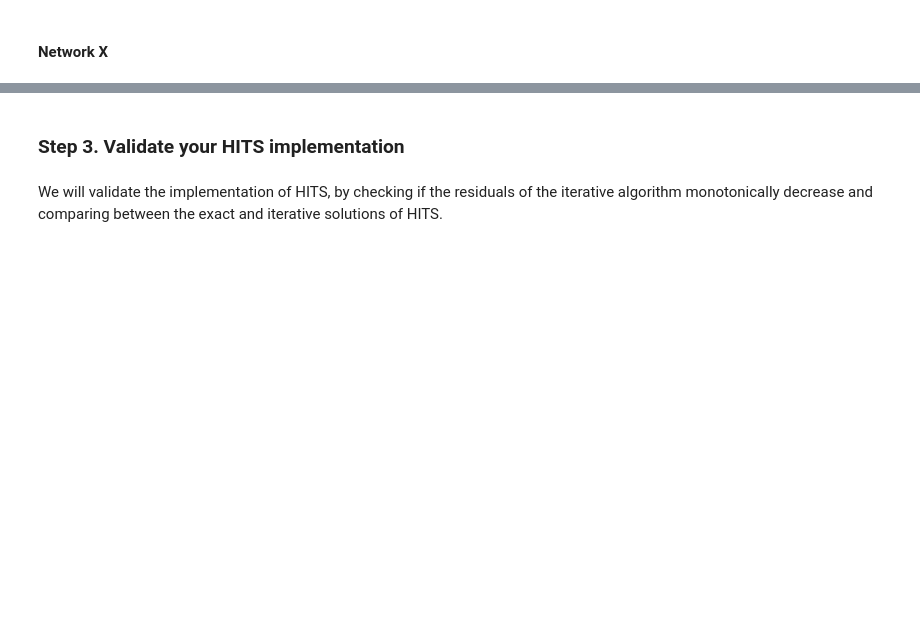
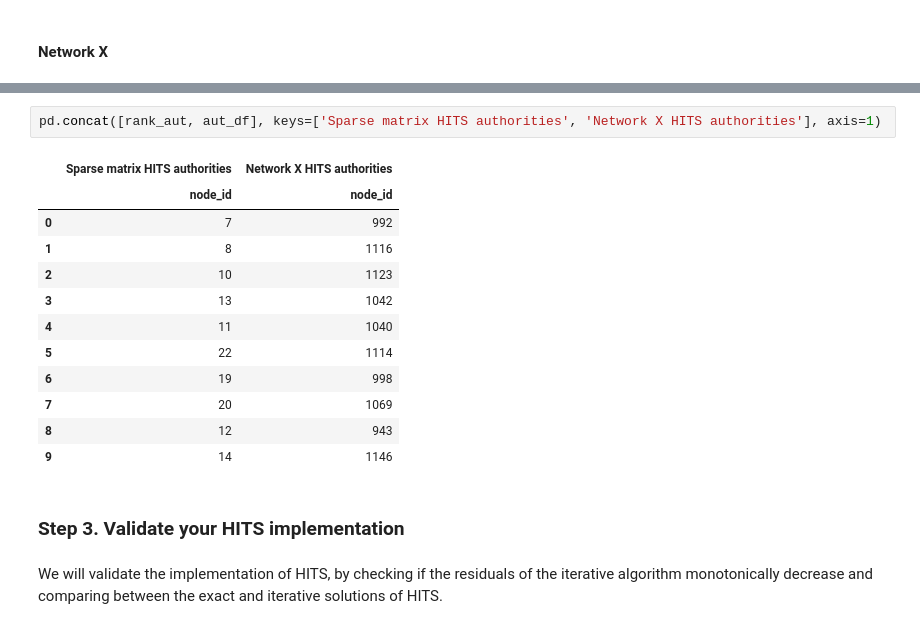
Before and after one commit to BiancaBenelli/Mining_massive_datasets, a Jupyter notebook: hubs_and_authorities/Session 4. Tutorial on HITS.ipynb, the cells around one changed output, grey strips where cells are left out. Drawn from its saved outputs; the diff is of its cells as text; blank space fills up the shorter version.

```diff
--- a/hubs_and_authorities/Session 4. Tutorial on HITS.ipynb
+++ b/hubs_and_authorities/Session 4. Tutorial on HITS.ipynb
@@ -377,3 +423,18 @@ aut_df = pd.DataFrame(list(sorted_aut.items()), columns=['node_id', 'score'])
+# %%
+pd.concat([rank_aut, aut_df], keys=['Sparse matrix HITS authorities', 'Network X HITS authorities'], axis=1)
+# %% [output]
+|  | Sparse matrix HITS authorities | Network X HITS authorities |
+|  | node_id | node_id |
+| 0 | 7 | 992 |
+| 1 | 8 | 1116 |
+| 2 | 10 | 1123 |
+| 3 | 13 | 1042 |
+| 4 | 11 | 1040 |
+| 5 | 22 | 1114 |
+| 6 | 19 | 998 |
+| 7 | 20 | 1069 |
+| 8 | 12 | 943 |
+| 9 | 14 | 1146 |
 # %% [markdown]
 ### Step 3. Validate your HITS implementation
 # %% [markdown]
```
Also changed, not shown: parts of 35 cells of this notebook, 1 other file.
